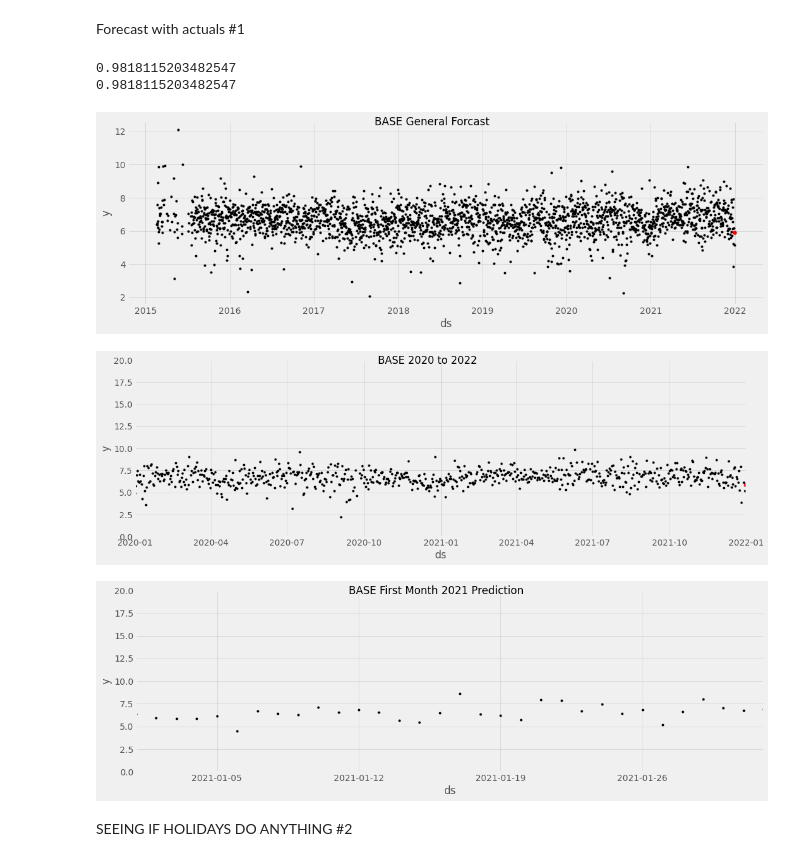
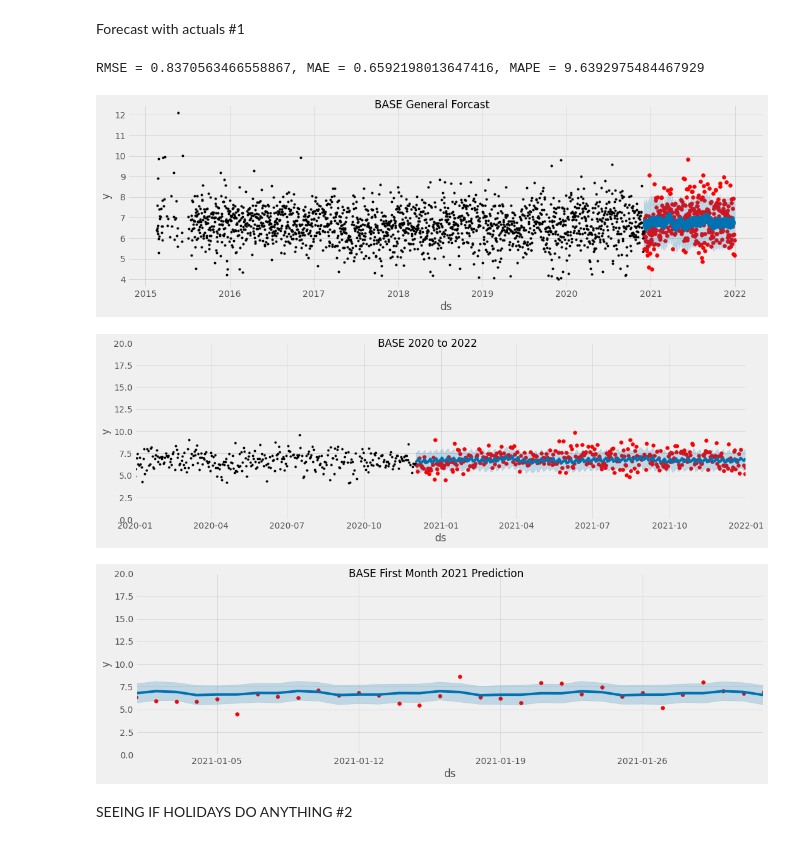
Before and after one commit to patrickmcalinden/kaggle_ml_sleep, a Jupyter notebook: kaggle_ml_sleep.ipynb, the cells around one changed output. Saved outputs shown, nothing was run; the diff lists cells and outputs as text; code cells hidden in the pictures.

```diff
--- a/kaggle_ml_sleep.ipynb
+++ b/kaggle_ml_sleep.ipynb
@@ -48,3 +50,15 @@ KeyboardInterrupt:
+# %%
+import numpy as np
+from sklearn.metrics import mean_squared_error, mean_absolute_error
+
+def performance_claculations(y_true, y_pred):
+
+    RMSE = np.sqrt(mean_squared_error(y_true,y_pred))
+    MAE = mean_absolute_error(y_true, y_pred)
+    true, pred = np.array(y_true), np.array(y_pred)
+    MAPE = np.mean(np.abs((true - pred) / true)) * 100
+
+    return f"RMSE = {RMSE:.16f}, MAE = {MAE:.16f}, MAPE = {MAPE:.16f}"
 # %% [markdown]
 STARTING HERE #1
 # %%
@@ -70,7 +84,7 @@ base_df = pd.read_csv(r'C:\Users\paddy\Documents\Kaggle_competition\downloaded_d
 #getting rid of outliers
 pd.to_datetime(base_df.index)
 base_df["sleep_hours"].iloc[833:1090] /= 2
-base_df = base_df[base_df['sleep_hours'] >= 2]
+base_df = base_df[base_df['sleep_hours'] >= 4]
 
 
 base_df.plot(style='.', figsize=(10,5), ms=1, color=color_pal[0],title='Sleep over time', )
@@ -119,7 +133,7 @@ plt.show()
 Train / Test Split #1
 # %%
 #splitting df into train and test data for model
-split_date = '30-DEC-2021'
+split_date = '01-DEC-2020'
 data_train = base_df.loc[base_df.index <= split_date].copy().add_suffix('_TRAIN')
 data_test = base_df.loc[base_df.index > split_date].copy().add_suffix('_TEST')
 
@@ -168,64 +186,49 @@ sleep_test_fcst.head()
 Forecast with actuals #1
 # %%
 import datetime
-import numpy as np
-from sklearn.metrics import mean_squared_error, mean_absolute_error
 
-# Plot the forecast with the actuals
+#Plot the forecast with the actuals
 f, ax = plt.subplots(figsize=(15, 5))
 ax.scatter(data_test.index, data_test['sleep_hours_TEST'], color='r')
 fig = model.plot(sleep_test_fcst, ax=ax)
 plot = plt.suptitle('BASE General Forcast')
 
 #2 year view - condensed
 fig, ax = plt.subplots(figsize=(15, 5))
 ax.scatter(data_test.index, data_test['sleep_hours_TEST'], color='r')
 fig = model.plot(sleep_test_fcst, ax=ax)
 ax.set_xbound(lower=datetime.datetime.strptime('2020-01-01', '%Y-%m-%d'),
               upper=datetime.datetime.strptime('2022-01-01', '%Y-%m-%d'))
 ax.set_ylim(0, 20)
 plot = plt.suptitle('BASE 2020 to 2022')
 
 #one month view
 fig, ax = plt.subplots(figsize=(15, 5))
 ax.scatter(data_test.index, data_test['sleep_hours_TEST'], color='r')
 fig = model.plot(sleep_test_fcst, ax=ax)
 ax.set_xbound(lower=datetime.datetime.strptime('2021-01-01', '%Y-%m-%d'),
               upper=datetime.datetime.strptime('2021-02-01', '%Y-%m-%d'))
 ax.set_ylim(0, 20)
 plot = plt.suptitle('BASE First Month 2021 Prediction')
 
-##_____TEST CALCULATIONS_______________________________
+print(performance_claculations(y_true=data_test['sleep_hours_TEST'], y_pred=sleep_test_fcst['yhat']))
 
-#first pass : 0.9207128038030028
-##second pass: 0.9492456727597836 10/1/2021 (bad),  0.8802633615299584 (best)
-print(np.sqrt(mean_squared_error(y_true=data_test['sleep_hours_TEST'],
-                   y_pred=sleep_test_fcst['yhat'])))
-
-#first pass : 0.7169545996944965 1/1/21 (better)
-##second pass: 0.7444629823577802 10/1/2021 (bad),
-print(mean_absolute_error(y_true=data_test['sleep_hours_TEST'],
-                   y_pred=sleep_test_fcst['yhat']))
-
-#first pass: 10.417538555861332 1/1/2021 (better),
-#second pass: 11.897855990178247 10/1/2021 (bad),
-def mean_absolute_percentage_error(y_true, y_pred):
-    y_true, y_pred = np.array(y_true), np.array(y_pred)
-    return np.mean(np.abs((y_true - y_pred) / y_true)) * 100
-
-mean_absolute_percentage_error(y_true=data_test['sleep_hours_TEST'], y_pred=sleep_test_fcst['yhat'])
-
-
-future = model.make_future_dataframe(periods=441, freq='d', include_history=False)
+future = model.make_future_dataframe(periods=1000, freq='d', include_history=False) #change period
 forecast = model.predict(future)
 forecast = forecast[['ds','yhat']]
-forecast.to_csv('forecast.csv', index=False)
+forecast = forecast.rename(columns={'ds': 'date', 'yhat': 'sleep_hours'})
+forecast = forecast[(forecast['date'] >= '2022-01-01') & (forecast['date'] <= '2023-03-16')]
+exclude_dates = ['2022-01-09', '2022-01-10', '2022-01-11', '2022-01-12', '2022-01-13', '2022-01-14', '2022-01-15', '2022-01-16', '2022-01-17', '2022-01-18', '2022-02-03', '2022-04-10', '2022-05-10', '2022-06-29', '2022-07-25', '2022-08-09', '2022-08-10', '2022-09-12', '2022-10-17', '2022-12-02', '2022-12-26']
+forecast = forecast.loc[~forecast['date'].isin(exclude_dates)]
+forecast['date'] = pd.to_datetime(forecast['date'])
+forecast['date'] = forecast['date'].dt.strftime('%Y-%m-%d')
+
+forecast.to_csv('base_prophet_outlierex_forecast.csv', index=False)
 # %% [output]
-0.9818115203482547
-0.9818115203482547
+RMSE = 0.8370563466558867, MAE = 0.6592198013647416, MAPE = 9.6392975484467929
-[figure, old version]
+[figure, new version]
-[figure, old version]
+[figure, new version]
-[figure, old version]
+[figure, new version]
 # %% [markdown]
 SEEING IF HOLIDAYS DO ANYTHING #2
 # %%
```
Also changed, not shown: parts of 12 cells of this notebook.
